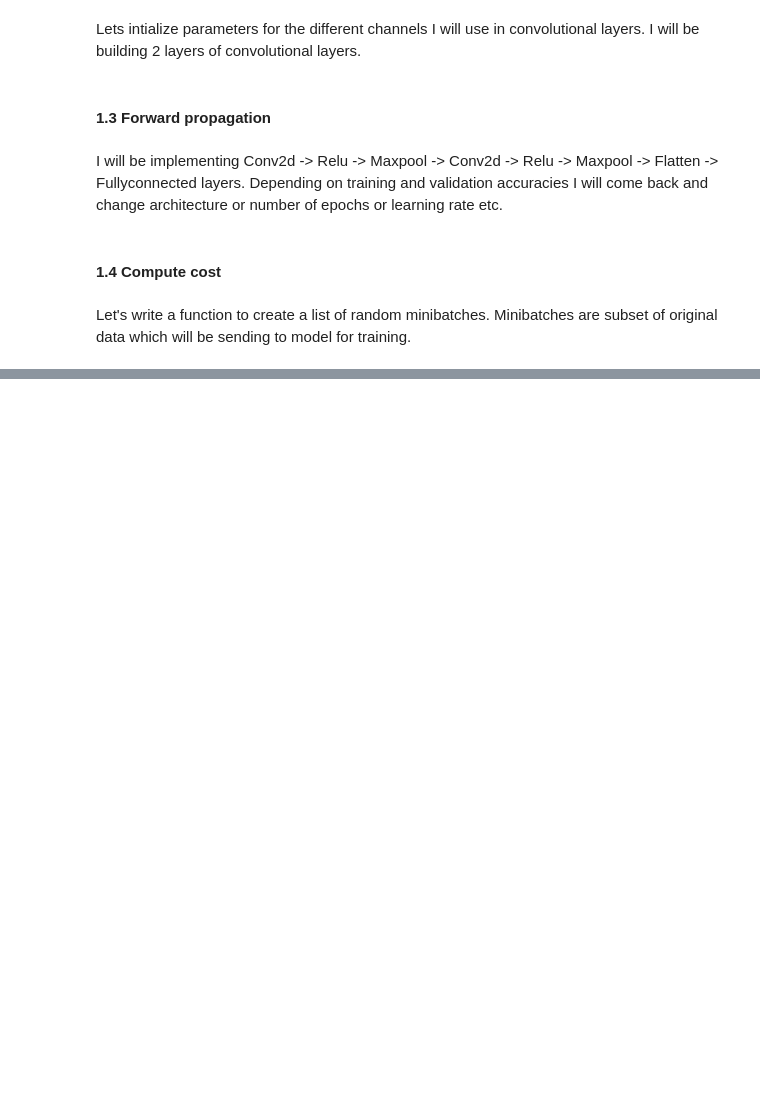
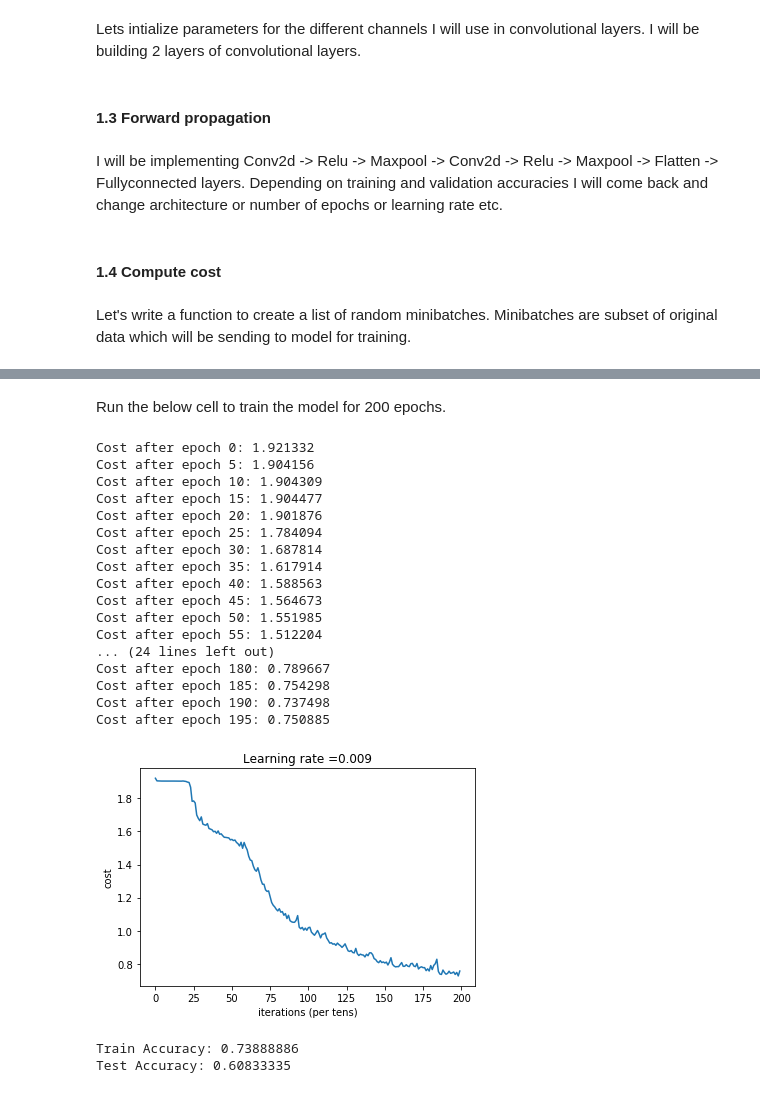
Before and after one commit to raviteja-ganta/SIGNS-classification, a Jupyter notebook: SIGNS_classification.ipynb, the cells around one changed output, grey strips where cells are left out. Drawn from its saved outputs; the diff is of its cells as text; code cells hidden in the pictures; blank space fills up the shorter version.

Commit message:
feat: Add a function to train the model.
This function will train the model for n-number of epochs. Inside each epoch, cost is optimized for each mini batch

```diff
--- a/SIGNS_classification.ipynb
+++ b/SIGNS_classification.ipynb
@@ -176,6 +176,8 @@ def forward_propagation(X, parameters):
   # FULLY-CONNECTED without non-linear activation function.
   # 6 neurons in output layer.
   Z3 = tf.contrib.layers.fully_connected(P2, 6, activation_fn=None)
+
+  return Z3
 # %% [markdown]
 #### 1.4 Compute cost
 # %%
@@ -238,0 +356,25 @@ def random_mini_batches(X, Y, mini_batch_size = 64, seed = 0):
+# %% [markdown]
+Run the below cell to train the model for 200 epochs.
+# %%
+_,_,parameters = model(X_train,Y_train,X_test,Y_test,num_epochs=200)
+# %% [output]
+Cost after epoch 0: 1.921332
+Cost after epoch 5: 1.904156
+Cost after epoch 10: 1.904309
+Cost after epoch 15: 1.904477
+Cost after epoch 20: 1.901876
+Cost after epoch 25: 1.784094
+Cost after epoch 30: 1.687814
+Cost after epoch 35: 1.617914
+Cost after epoch 40: 1.588563
+Cost after epoch 45: 1.564673
+Cost after epoch 50: 1.551985
+Cost after epoch 55: 1.512204
+... (24 lines left out)
+Cost after epoch 180: 0.789667
+Cost after epoch 185: 0.754298
+Cost after epoch 190: 0.737498
+Cost after epoch 195: 0.750885
+[figure, added]
+Train Accuracy: 0.73888886
+Test Accuracy: 0.60833335
```
Also changed, not shown: parts of 4 cells of this notebook.
